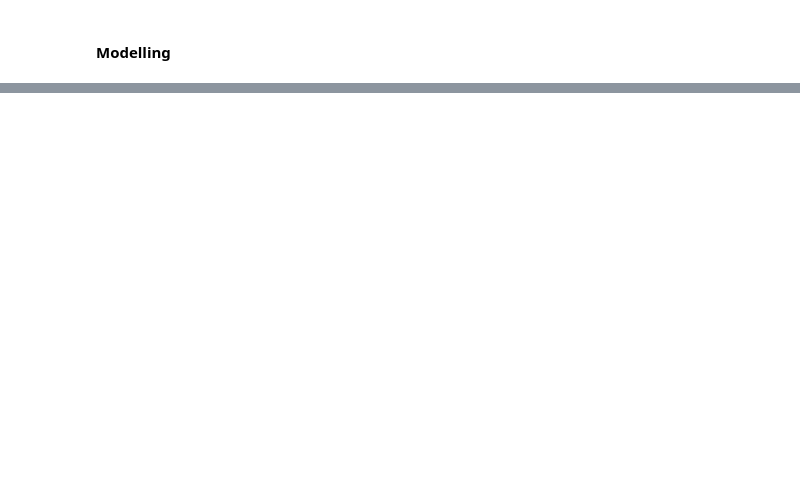
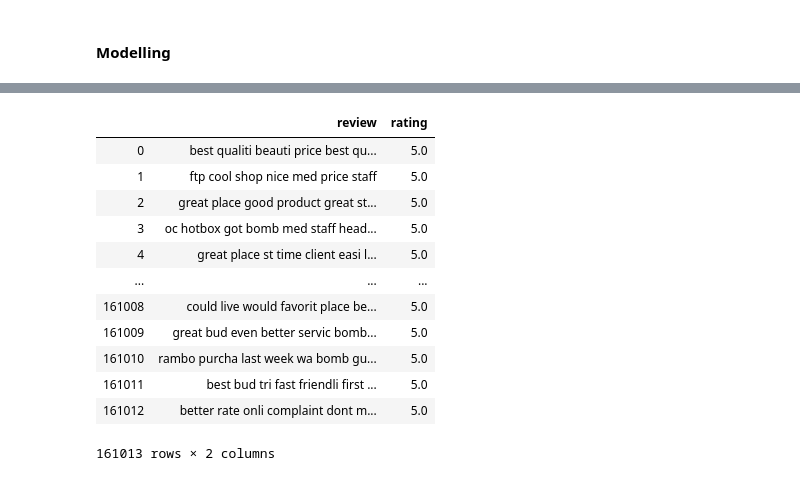
Before and after one commit to slvkmr/DataCleaning, a Jupyter notebook: predict rating.ipynb, the cells around one changed output, grey strips where cells are left out. Saved outputs shown, nothing was run; the diff lists cells and outputs as text; code cells hidden in the pictures; blank space fills up the shorter version.

```diff
--- a/predict rating.ipynb
+++ b/predict rating.ipynb
@@ -167,0 +242,16 @@ spot fosho 0.25170561701467703
+# %%
+rating_df.where(rating_df.rating >= 4)
+# %% [output]
+|  | review | rating |
+| 0 | best qualiti beauti price best qu... | 5.0 |
+| 1 | ftp cool shop nice med price staff | 5.0 |
+| 2 | great place good product great st... | 5.0 |
+| 3 | oc hotbox got bomb med staff head... | 5.0 |
+| 4 | great place st time client easi l... | 5.0 |
+| ... | ... | ... |
+| 161008 | could live would favorit place be... | 5.0 |
+| 161009 | great bud even better servic bomb... | 5.0 |
+| 161010 | rambo purcha last week wa bomb gu... | 5.0 |
+| 161011 | best bud tri fast friendli first ... | 5.0 |
+| 161012 | better rate onli complaint dont m... | 5.0 |
+161013 rows × 2 columns
```
Also changed, not shown: parts of 28 cells of this notebook.
